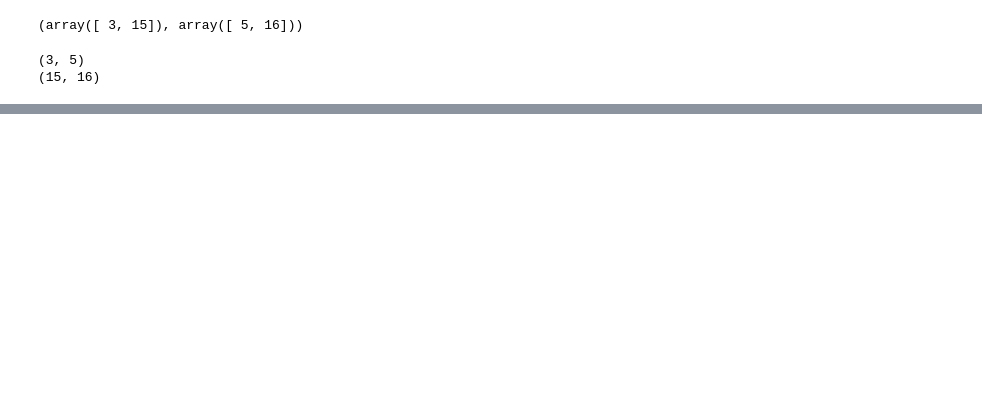
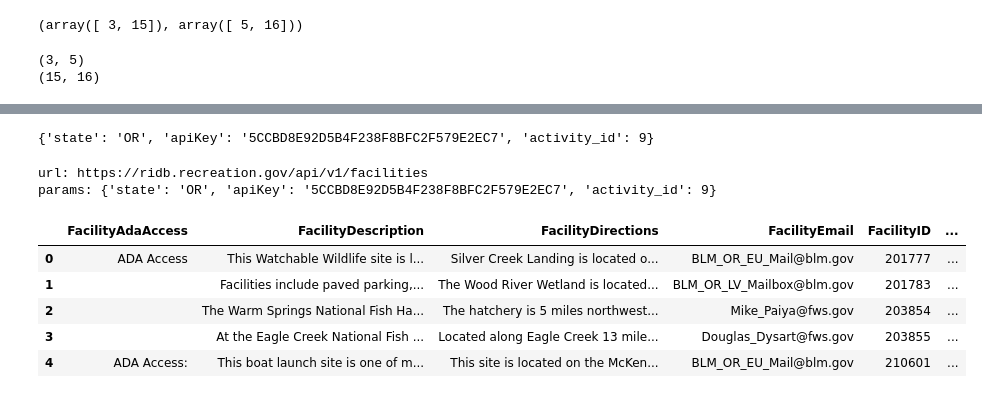
Before and after one commit to gizm00/pycon2016, a Jupyter notebook: notebooks/scratch.ipynb, the cells around one changed output, grey strips where cells are left out. Cells and saved outputs as stored; diff of their text form; code cells hidden in the pictures; blank space fills up the shorter version.

```diff
--- a/notebooks/scratch.ipynb
+++ b/notebooks/scratch.ipynb
@@ -76,0 +85,18 @@ pd.DataFrame(distance_matrix)
+# %%
+ridb_campgrounds = RidbData("ridb_campgrounds","facilities",dict(activity_id=9, state='OR'))
+# %% [output]
+{'state': 'OR', 'apiKey': '5CCBD8E92D5B4F238F8BFC2F579E2EC7', 'activity_id': 9}
+# %%
+ridb_campgrounds.extract()
+# %% [output]
+url: https://ridb.recreation.gov/api/v1/facilities
+params: {'state': 'OR', 'apiKey': '5CCBD8E92D5B4F238F8BFC2F579E2EC7', 'activity_id': 9}
+# %%
+ridb_campgrounds.df.head()
+# %% [output]
+|  | FacilityAdaAccess | FacilityDescription | FacilityDirections | FacilityEmail | FacilityID | ... |
+| 0 | ADA Access | This Watchable Wildlife site is l... | Silver Creek Landing is located o... | BLM_OR_EU_Mail@blm.gov | 201777 | ... |
+| 1 |  | Facilities include paved parking,... | The Wood River Wetland is located... | BLM_OR_LV_Mailbox@blm.gov | 201783 | ... |
+| 2 |  | The Warm Springs National Fish Ha... | The hatchery is 5 miles northwest... | Mike_Paiya@fws.gov | 203854 | ... |
+| 3 |  | At the Eagle Creek National Fish ... | Located along Eagle Creek 13 mile... | Douglas_Dysart@fws.gov | 203855 | ... |
+| 4 | ADA Access: | This boat launch site is one of m... | This site is located on the McKen... | BLM_OR_EU_Mail@blm.gov | 210601 | ... |
```
Also changed, not shown: parts of 10 cells of this notebook, 8 other files.
